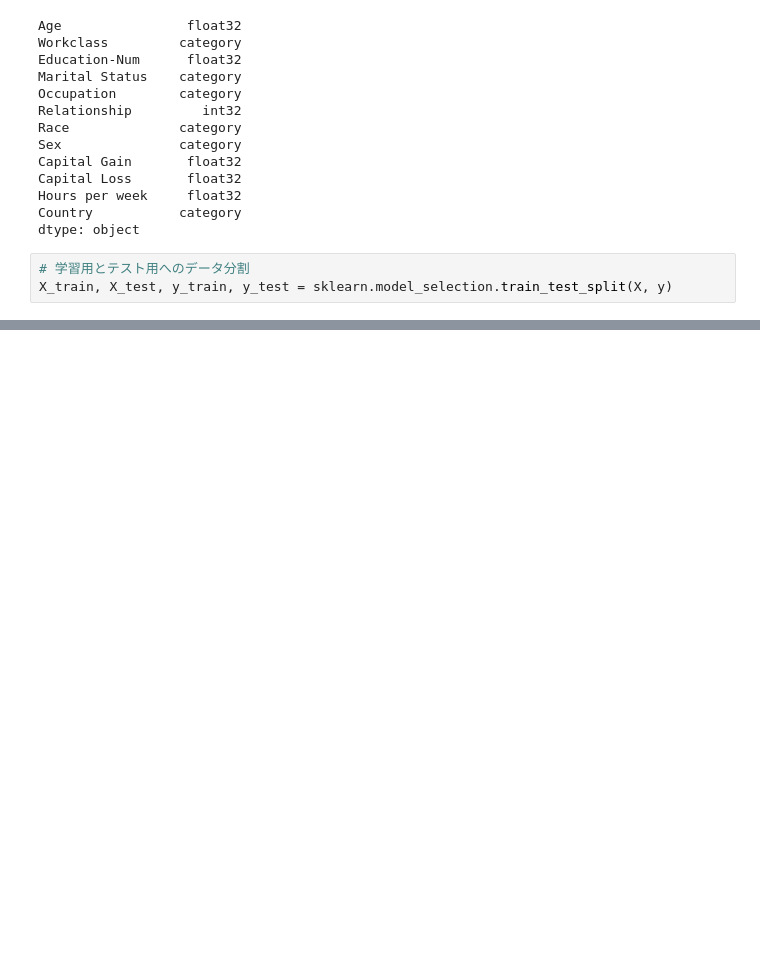
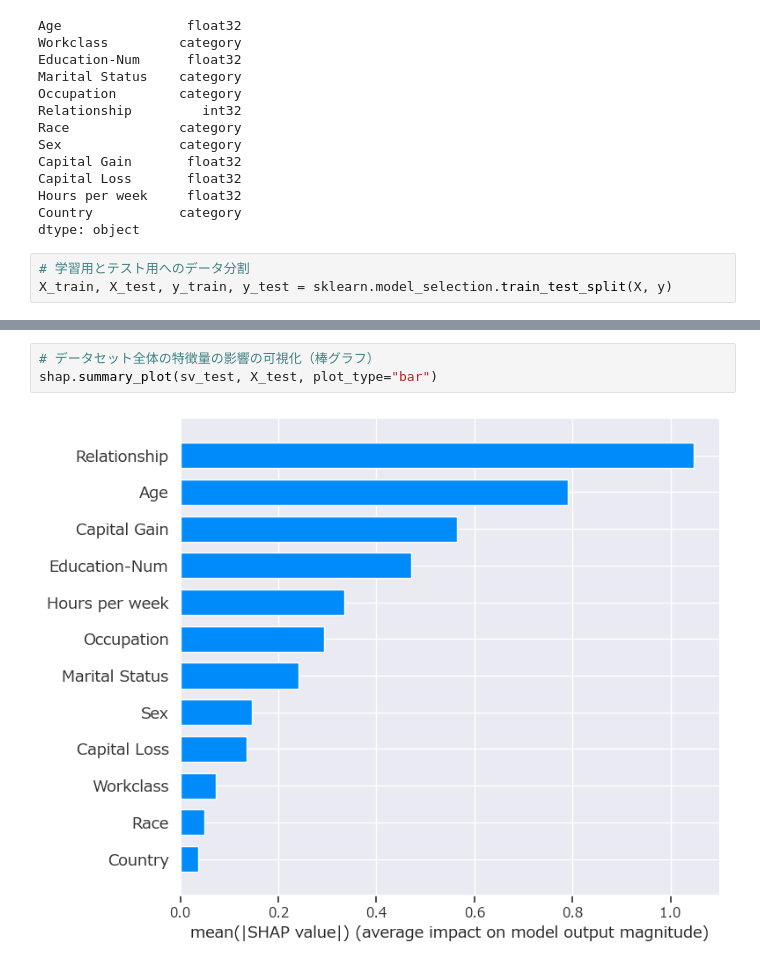
Before and after one commit to ZEKE320/xai-ric-book, a Jupyter notebook: chapter9/shap_explanation.ipynb, the cells around one changed output, grey strips where cells are left out. Saved outputs shown, nothing was run; the diff lists cells and outputs as text; blank space fills up the shorter version.

```diff
--- a/chapter9/shap_explanation.ipynb
+++ b/chapter9/shap_explanation.ipynb
@@ -123,0 +208,5 @@ display(pd.crosstab(y_test, y_pred))
+# %%
+# データセット全体の特徴量の影響の可視化（棒グラフ）
+shap.summary_plot(sv_test, X_test, plot_type="bar")
+# %% [output]
+[figure, added]
```
Also changed, not shown: parts of 19 cells of this notebook.
